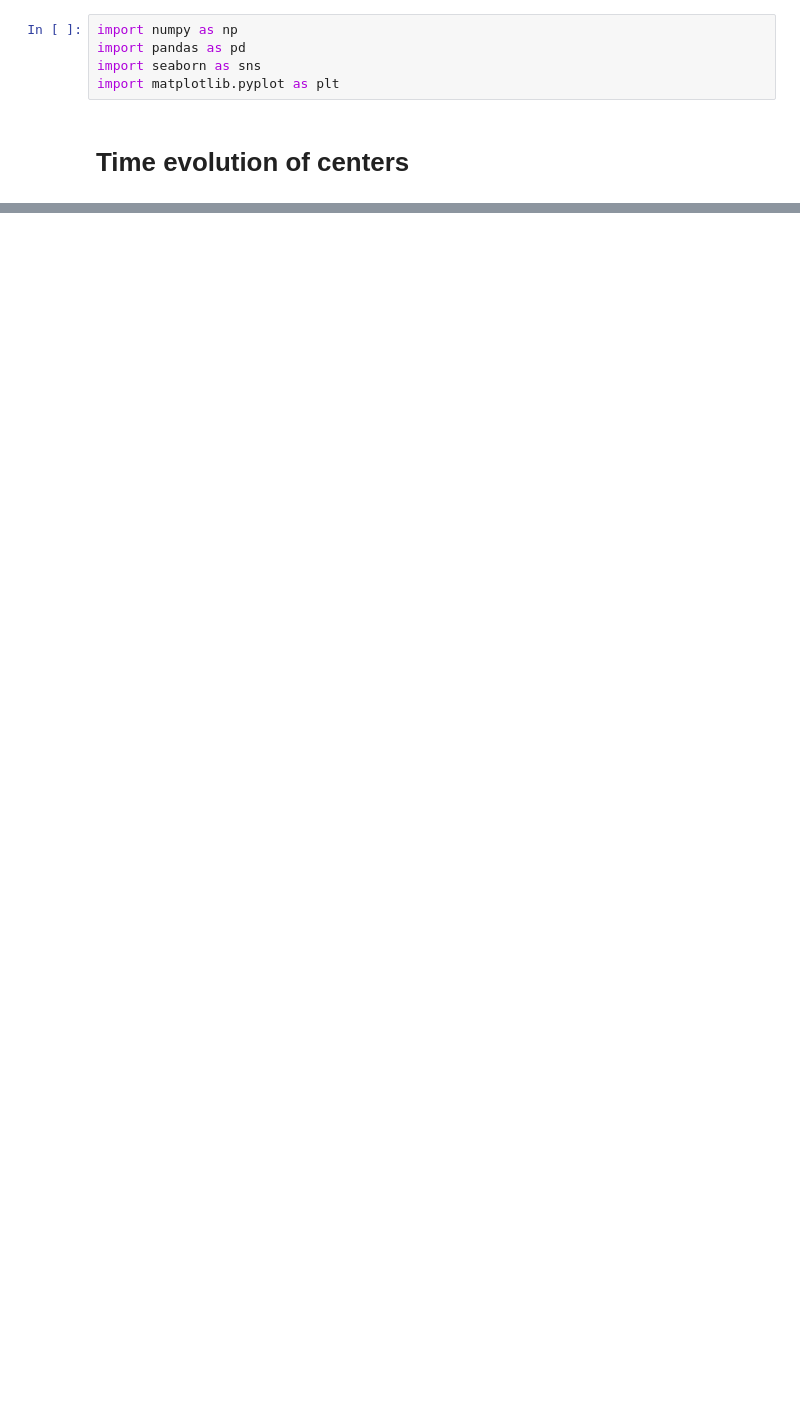
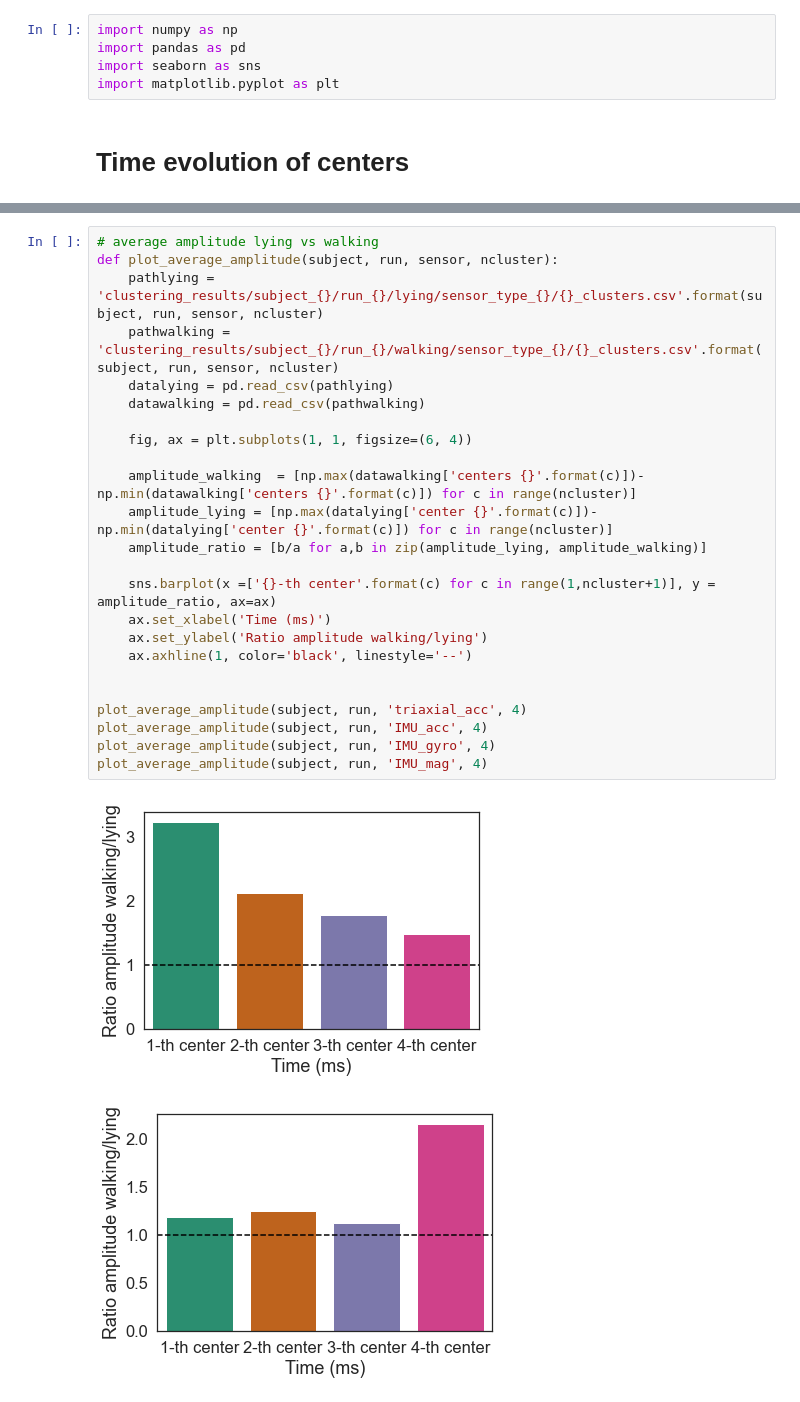
Before and after one commit to nicolezattarin/IoMT-efficient-information-distribution, a Jupyter notebook: clustering/plot.ipynb, the cells around one changed output, grey strips where cells are left out. Saved outputs shown, nothing was run; the diff lists cells and outputs as text; blank space fills up the shorter version.

```diff
--- a/clustering/plot.ipynb
+++ b/clustering/plot.ipynb
@@ -52,0 +87,27 @@ plot_centers(1, 1, 10, (0.31e6, 0.311e6), (-100, 1500),(0.737e6, 0.74e6),(-10, 6
+# %%
+# average amplitude lying vs walking
+def plot_average_amplitude(subject, run, sensor, ncluster):
+    pathlying = 'clustering_results/subject_{}/run_{}/lying/sensor_type_{}/{}_clusters.csv'.format(subject, run, sensor, ncluster)
+    pathwalking = 'clustering_results/subject_{}/run_{}/walking/sensor_type_{}/{}_clusters.csv'.format(subject, run, sensor, ncluster)
+    datalying = pd.read_csv(pathlying)
+    datawalking = pd.read_csv(pathwalking)
+
+    fig, ax = plt.subplots(1, 1, figsize=(6, 4))
+
+    amplitude_walking  = [np.max(datawalking['centers {}'.format(c)])-np.min(datawalking['centers {}'.format(c)]) for c in range(ncluster)]
+    amplitude_lying = [np.max(datalying['center {}'.format(c)])-np.min(datalying['center {}'.format(c)]) for c in range(ncluster)]
+    amplitude_ratio = [b/a for a,b in zip(amplitude_lying, amplitude_walking)]
+
+    sns.barplot(x =['{}-th center'.format(c) for c in range(1,ncluster+1)], y = amplitude_ratio, ax=ax)
+    ax.set_xlabel('Time (ms)')
+    ax.set_ylabel('Ratio amplitude walking/lying')
+    ax.axhline(1, color='black', linestyle='--')
+
+
+plot_average_amplitude(subject, run, 'triaxial_acc', 4)
+plot_average_amplitude(subject, run, 'IMU_acc', 4)
+plot_average_amplitude(subject, run, 'IMU_gyro', 4)
+plot_average_amplitude(subject, run, 'IMU_mag', 4)
+# %% [output]
+[figure, added]
+[figure, added]
```
Also changed, not shown: parts of 7 cells of this notebook.
